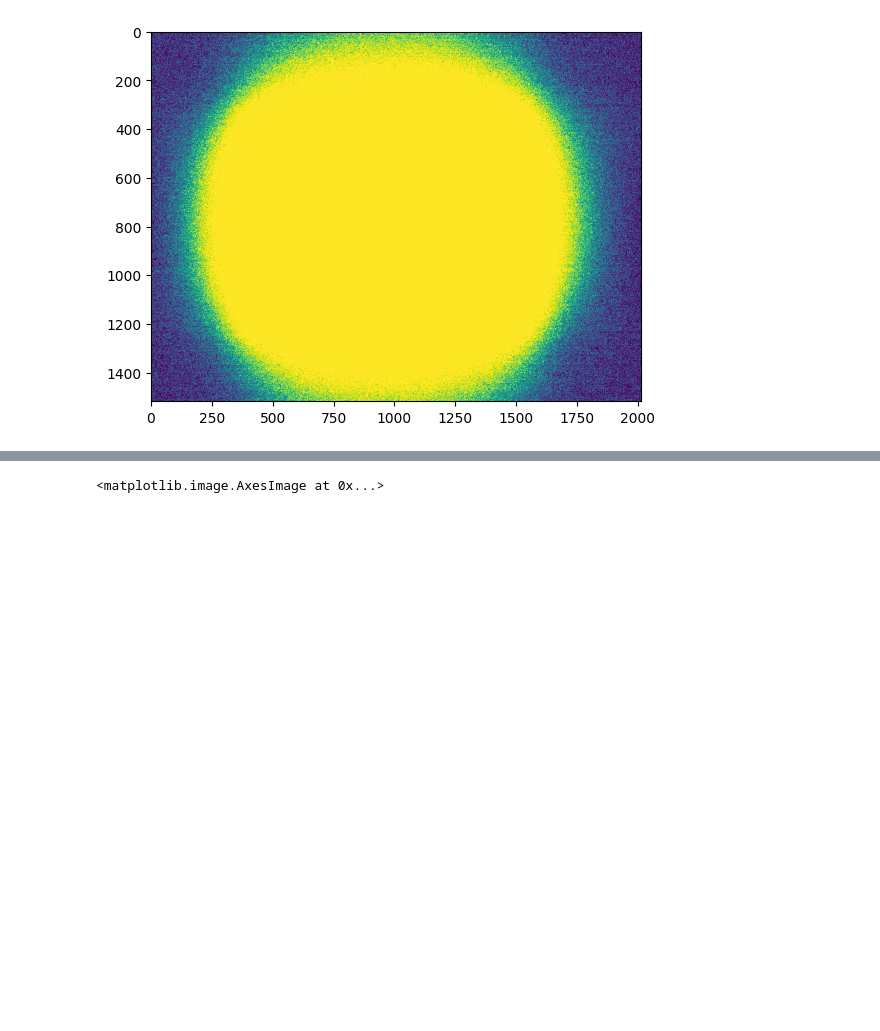
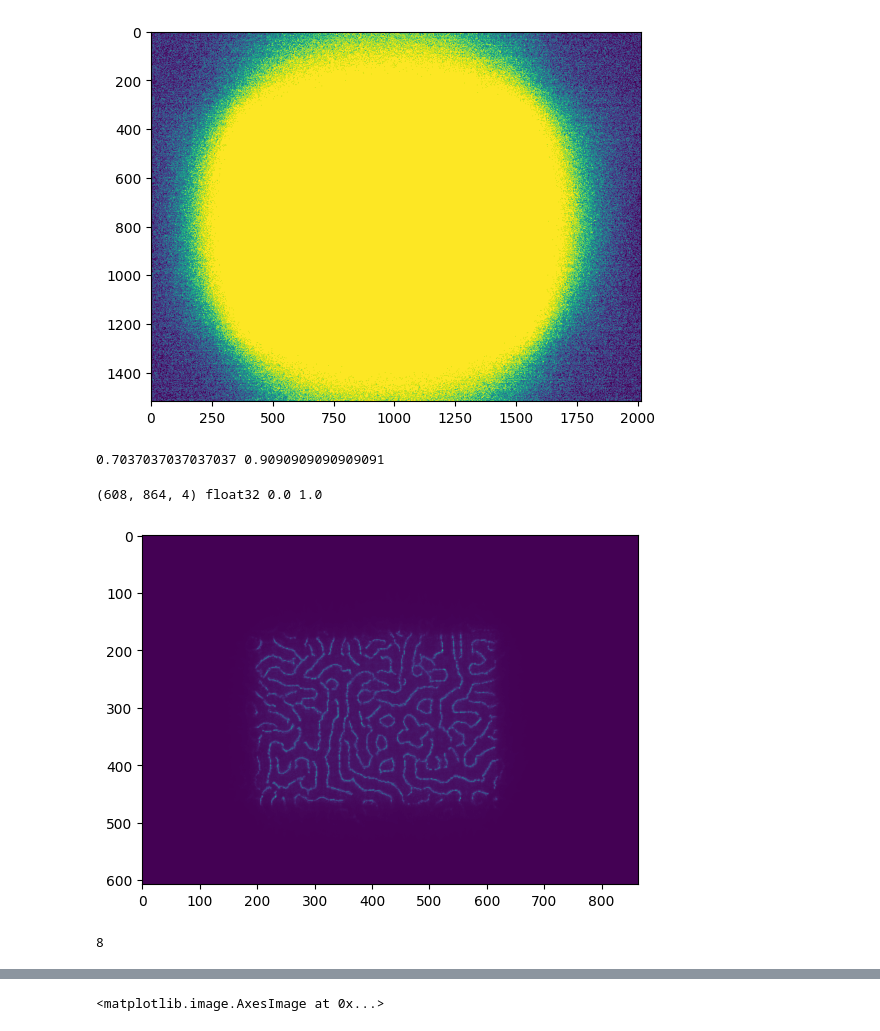
Before and after one commit to jonreymond/lensless_ml, a Jupyter notebook: draft.ipynb, the cells around one changed output, grey strips where cells are left out. Saved outputs shown, nothing was run; the diff lists cells and outputs as text; code cells hidden in the pictures; blank space fills up the shorter version.

```diff
--- a/draft.ipynb
+++ b/draft.ipynb
@@ -669,3 +688,10 @@ plt.imshow(img[:, :, 0] > 0)
 (1518, 2012, 4)
 <matplotlib.image.AxesImage at 0x...>
 [figure]
+# %%
+def center_crop(img, h_crop, w_crop):
+    height, width, _ = img.shape
+    start_height = height // 2 - (h_crop // 2)
+    start_width = width // 2 - (w_crop // 2)
+    return img[start_height : start_height + h_crop,
+               start_width : start_width + w_crop, :]
@@ -671,0 +701,6 @@ plt.imshow(img[:, :, 0] > 0)
+# %%
+a, b = 608, 864
+aa, bb = 1280, 1408
+print(a / b, aa / bb)
+# %% [output]
+0.7037037037037037 0.9090909090909091
@@ -671,0 +732,21 @@ plt.imshow(img[:, :, 0] > 0)
+# %%
+def extract_bayer(arr):
+    raw_h, raw_w = arr.shape
+    img = np.zeros((raw_h // 2, raw_w // 2, 4), dtype=np.float32)
+
+    img[:, :, 0] = arr[0::2, 0::2]  # r
+    img[:, :, 1] = arr[0::2, 1::2]  # gr
+    img[:, :, 2] = arr[1::2, 0::2]  # gb
+    img[:, :, 3] = arr[1::2, 1::2]  # b
+    # tform = skimage.transform.SimilarityTransform(rotation=0.00174)
+    # im1=skimage.transform.warp(im1,tform)
+    return img
+# %%
+psf_config = dict(
+  path='/scratch/jreymond/phlatnet/phase_psf/psf.npy',
+  height=1280 ,
+  width=1408,
+  crop_size_x=1280,
+  crop_size_y=1408 ,
+  centre_x=808,
+  centre_y=965)
@@ -671,0 +770,14 @@ plt.imshow(img[:, :, 0] > 0)
+# %%
+a = np.load(psf_config['path'])
+a = extract_bayer(a)
+a = center_crop(a, 608, 864)
+print(a.shape, a.dtype, np.min(a), np.max(a))
+plt.imshow(a[:, :, 3])
+np.save('/scratch/jreymond/phlatnet/phase_psf/psf_cropped.npy', a)
+# %% [output]
+(608, 864, 4) float32 0.0 1.0
+[figure, added]
+# %%
+np.sum(a[:, :, :] >0.9)
+# %% [output]
+8
```
Also changed, not shown: parts of 33 cells of this notebook, 12 other files.
